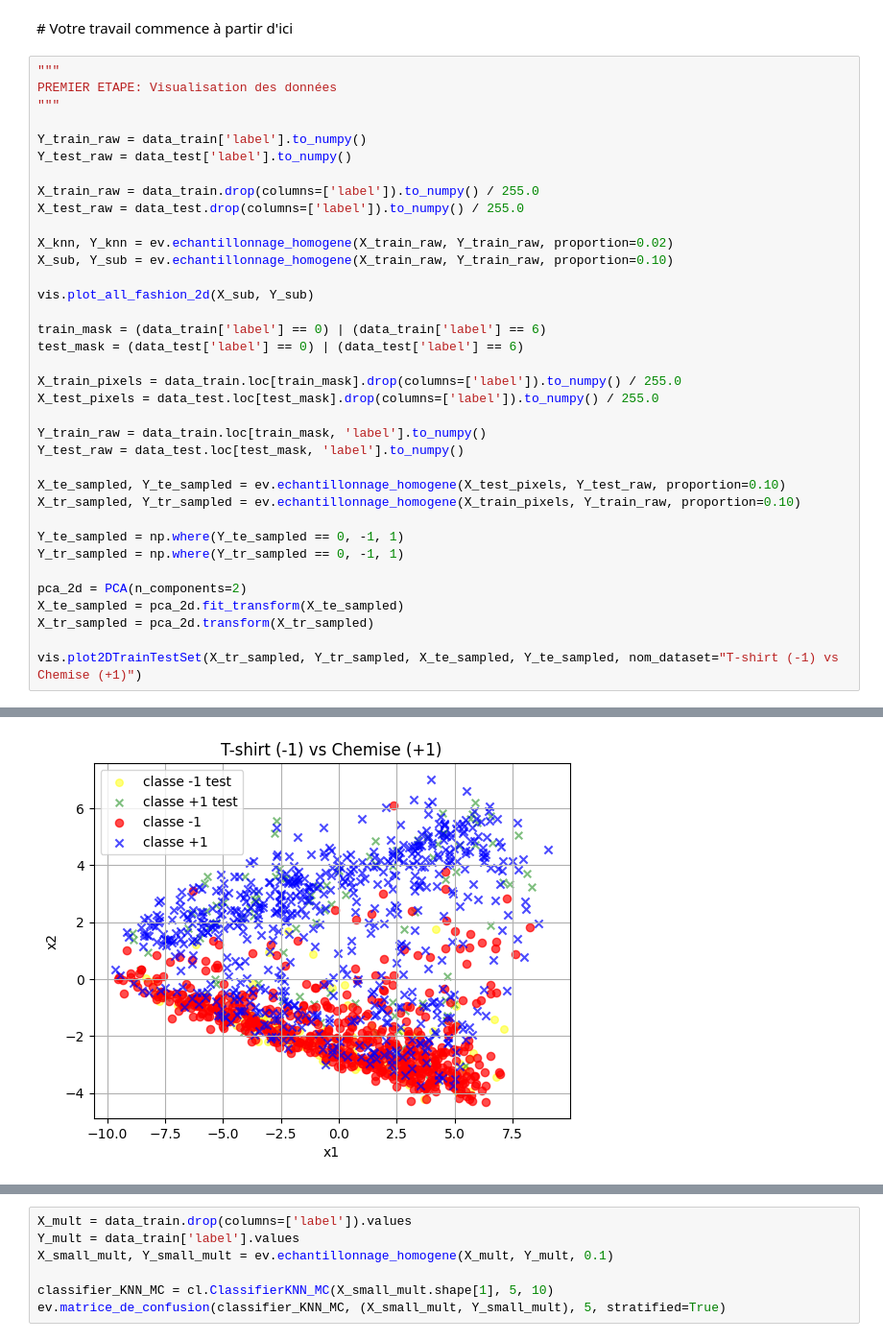
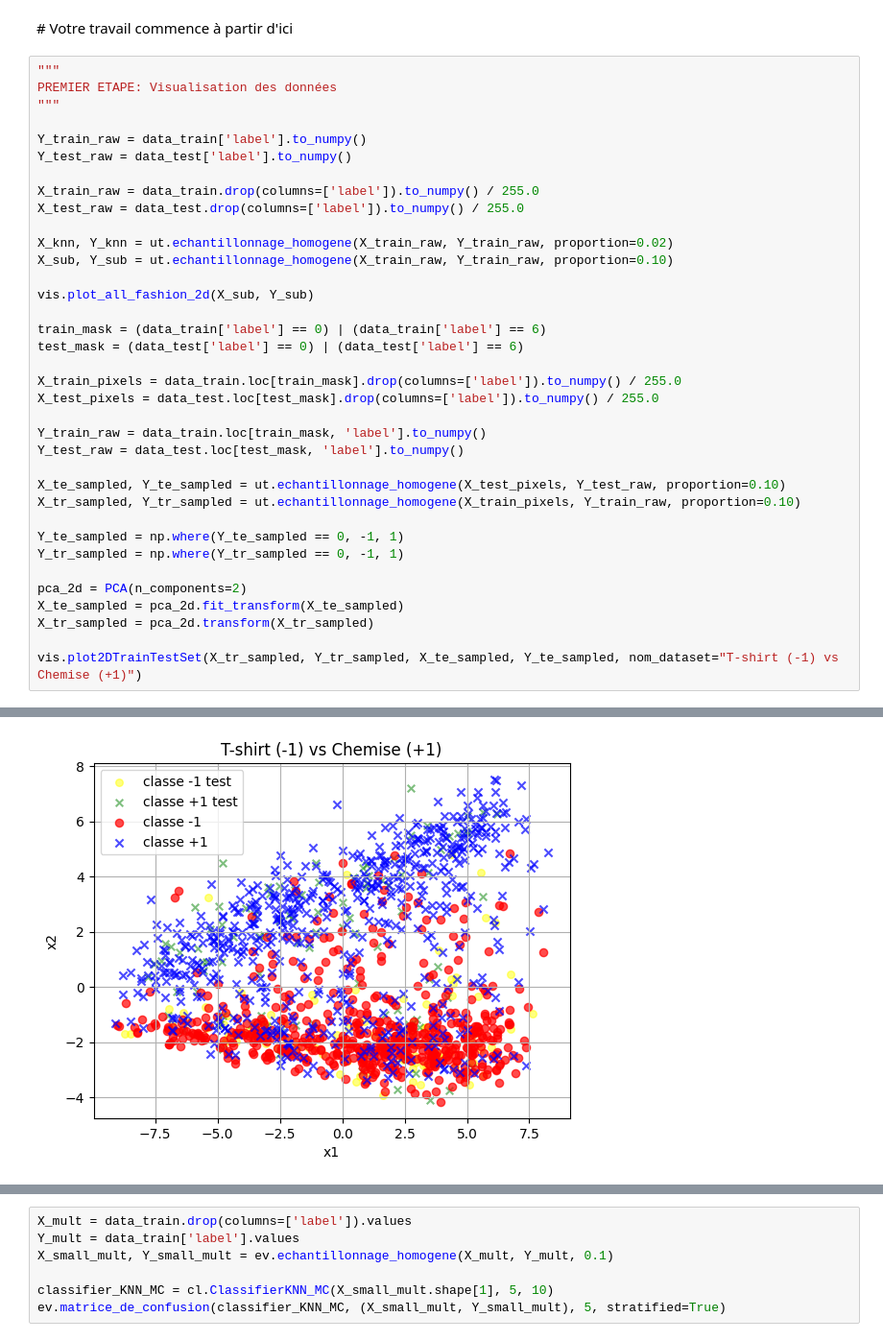
Before and after one commit to Aooooult/fashion-mnist-project, a Jupyter notebook: Projet/projet-GURENKO_NOEL.ipynb, the cells around one changed output, grey strips where cells are left out. Shown at 96% size. Saved outputs shown, nothing was run; the diff lists cells and outputs as text.

```diff
--- a/Projet/projet-GURENKO_NOEL.ipynb
+++ b/Projet/projet-GURENKO_NOEL.ipynb
@@ -292,8 +294,8 @@ Y_test_raw = data_test['label'].to_numpy()
 X_train_raw = data_train.drop(columns=['label']).to_numpy() / 255.0
 X_test_raw = data_test.drop(columns=['label']).to_numpy() / 255.0
 
-X_knn, Y_knn = ev.echantillonnage_homogene(X_train_raw, Y_train_raw, proportion=0.02)
-X_sub, Y_sub = ev.echantillonnage_homogene(X_train_raw, Y_train_raw, proportion=0.10)
+X_knn, Y_knn = ut.echantillonnage_homogene(X_train_raw, Y_train_raw, proportion=0.02)
+X_sub, Y_sub = ut.echantillonnage_homogene(X_train_raw, Y_train_raw, proportion=0.10)
 
 vis.plot_all_fashion_2d(X_sub, Y_sub)
 
@@ -306,8 +308,8 @@ X_test_pixels = data_test.loc[test_mask].drop(columns=['label']).to_numpy() / 25
 Y_train_raw = data_train.loc[train_mask, 'label'].to_numpy()
 Y_test_raw = data_test.loc[test_mask, 'label'].to_numpy()
 
-X_te_sampled, Y_te_sampled = ev.echantillonnage_homogene(X_test_pixels, Y_test_raw, proportion=0.10)
-X_tr_sampled, Y_tr_sampled = ev.echantillonnage_homogene(X_train_pixels, Y_train_raw, proportion=0.10)
+X_te_sampled, Y_te_sampled = ut.echantillonnage_homogene(X_test_pixels, Y_test_raw, proportion=0.10)
+X_tr_sampled, Y_tr_sampled = ut.echantillonnage_homogene(X_train_pixels, Y_train_raw, proportion=0.10)
 
 Y_te_sampled = np.where(Y_te_sampled == 0, -1, 1)
 Y_tr_sampled = np.where(Y_tr_sampled == 0, -1, 1)
@@ -322 +324 @@ vis.plot2DTrainTestSet(X_tr_sampled, Y_tr_sampled, X_te_sampled, Y_te_sampled, n
-[figure, old version]
+[figure, new version]
```
Also changed, not shown: parts of 10 cells of this notebook, 3 other files.
